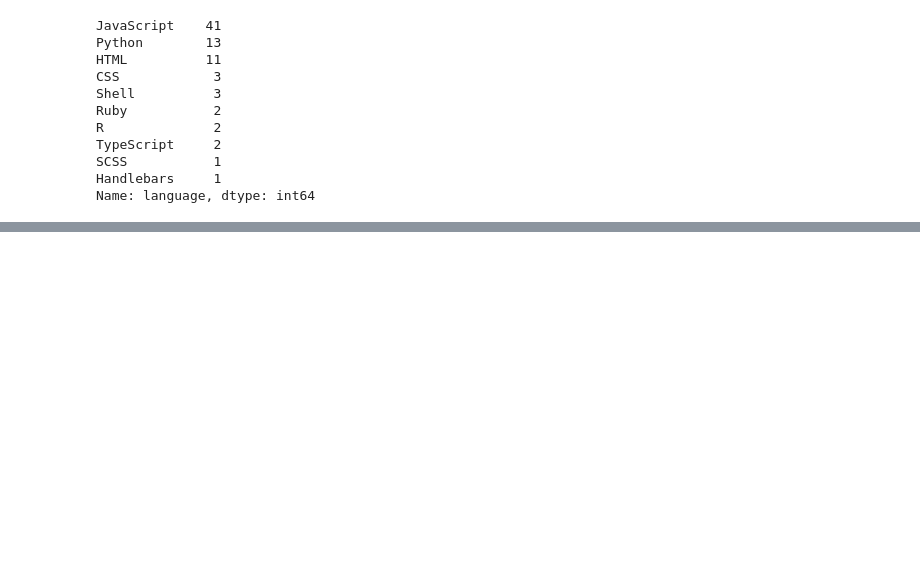
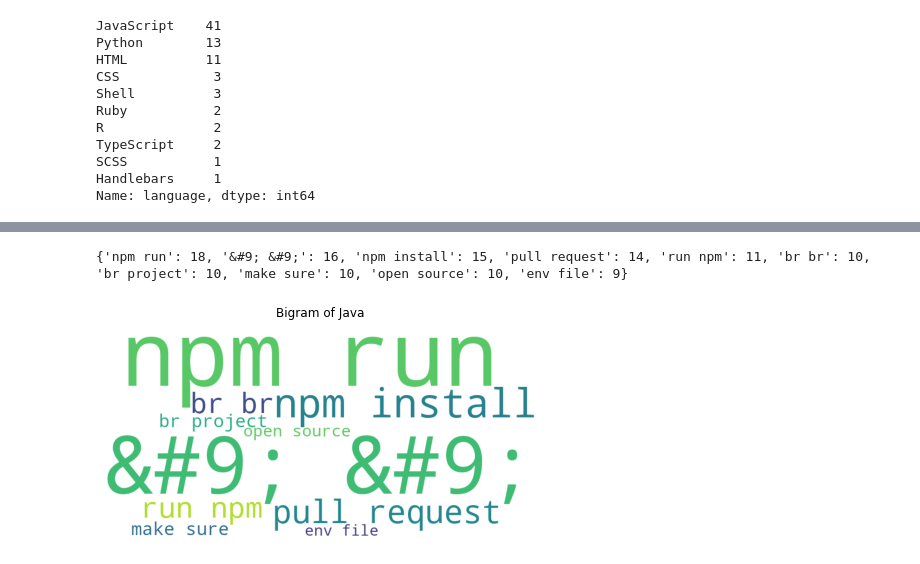
Before and after one commit to AAranda10/nlp-project, a Jupyter notebook: austin_explore.ipynb, the cells around one changed output, grey strips where cells are left out. Saved outputs shown, nothing was run; the diff lists cells and outputs as text; code cells hidden in the pictures; blank space fills up the shorter version.

```diff
--- a/austin_explore.ipynb
+++ b/austin_explore.ipynb
@@ -115,0 +346,11 @@ Name: language, dtype: int64
+# %%
+bg = {k[0] + ' ' + k[1]: v for k, v in java_bigrams.to_dict().items()}
+img = WordCloud(background_color='white', width=800, height=400).generate_from_frequencies(bg)
+plt.figure(figsize=(8, 4))
+plt.imshow(img)
+plt.title('Bigram of Java')
+plt.axis('off')
+print(bg)
+# %% [output]
+{'npm run': 18, '&#9; &#9;': 16, 'npm install': 15, 'pull request': 14, 'run npm': 11, 'br br': 10, 'br project': 10, 'make sure': 10, 'open source': 10, 'env file': 9}
+[figure, added]
```
Also changed, not shown: parts of 19 cells of this notebook.
